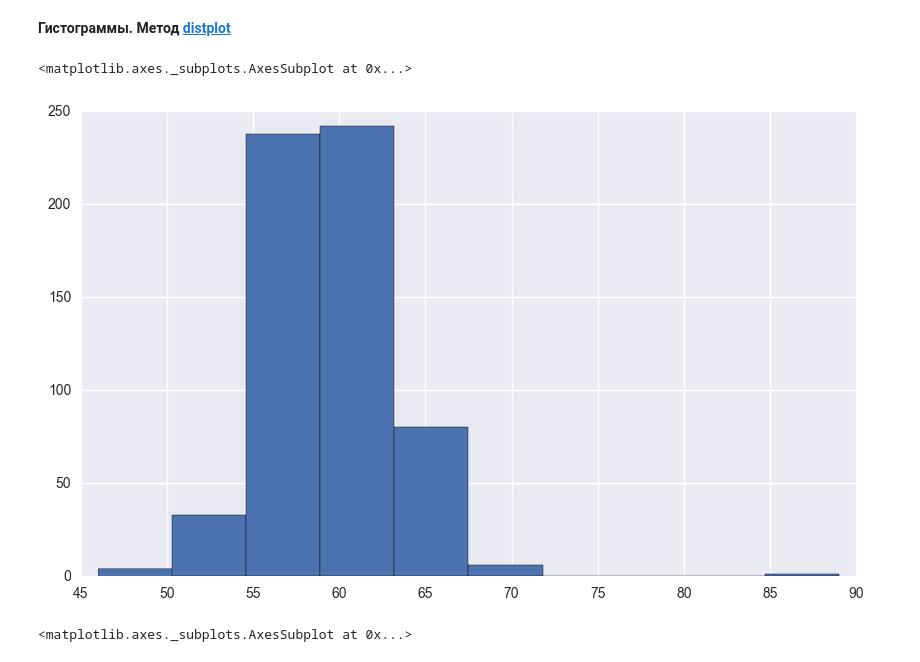
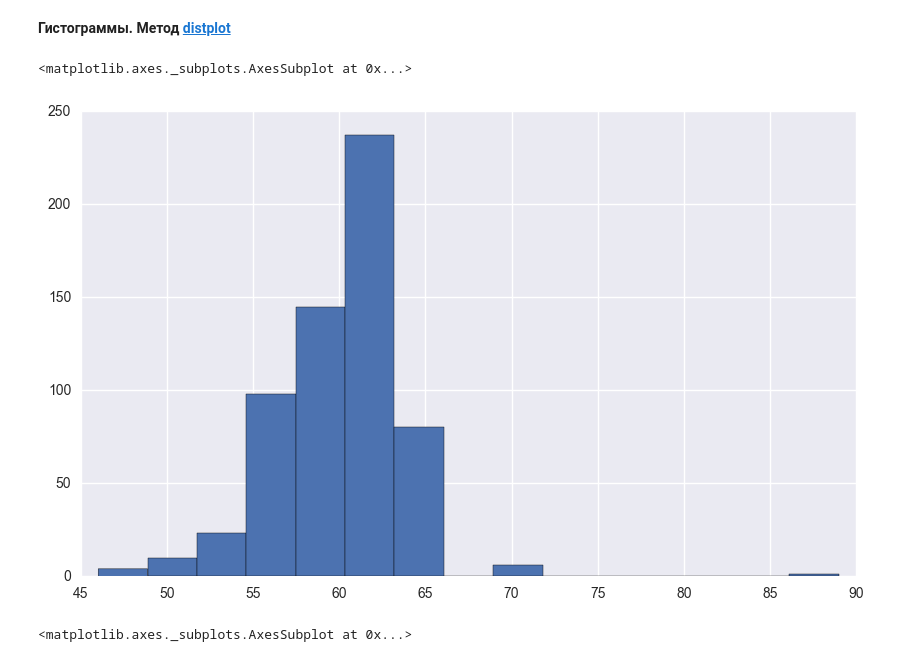
Before and after one commit to adima/hse, a Jupyter notebook: module2_ML/jupyter_notebooks/lesson02_visualization/lesson2_part1_seaborn.ipynb, the cells around one changed output. Saved outputs shown, nothing was run; the diff lists cells and outputs as text; code cells hidden in the pictures.

```diff
--- a/module2_ML/jupyter_notebooks/lesson02_visualization/lesson2_part1_seaborn.ipynb
+++ b/module2_ML/jupyter_notebooks/lesson02_visualization/lesson2_part1_seaborn.ipynb
@@ -61,10 +61,10 @@ girls.describe(include='all')
 # %% [markdown]
 **Гистограммы. Метод <a href="https://stanford.edu/~mwaskom/software/seaborn/generated/seaborn.distplot.html">distplot</a>**
 # %%
-girls['Waist'].hist()
+girls['Waist'].hist(bins=15)
 # %% [output]
 <matplotlib.axes._subplots.AxesSubplot at 0x...>
-[figure, old version]
+[figure, new version]
 # %%
 sns.distplot(girls['Waist'], kde=True)
 # %% [output]
```
Also changed, not shown: parts of 2 cells of this notebook, 3 other files.
